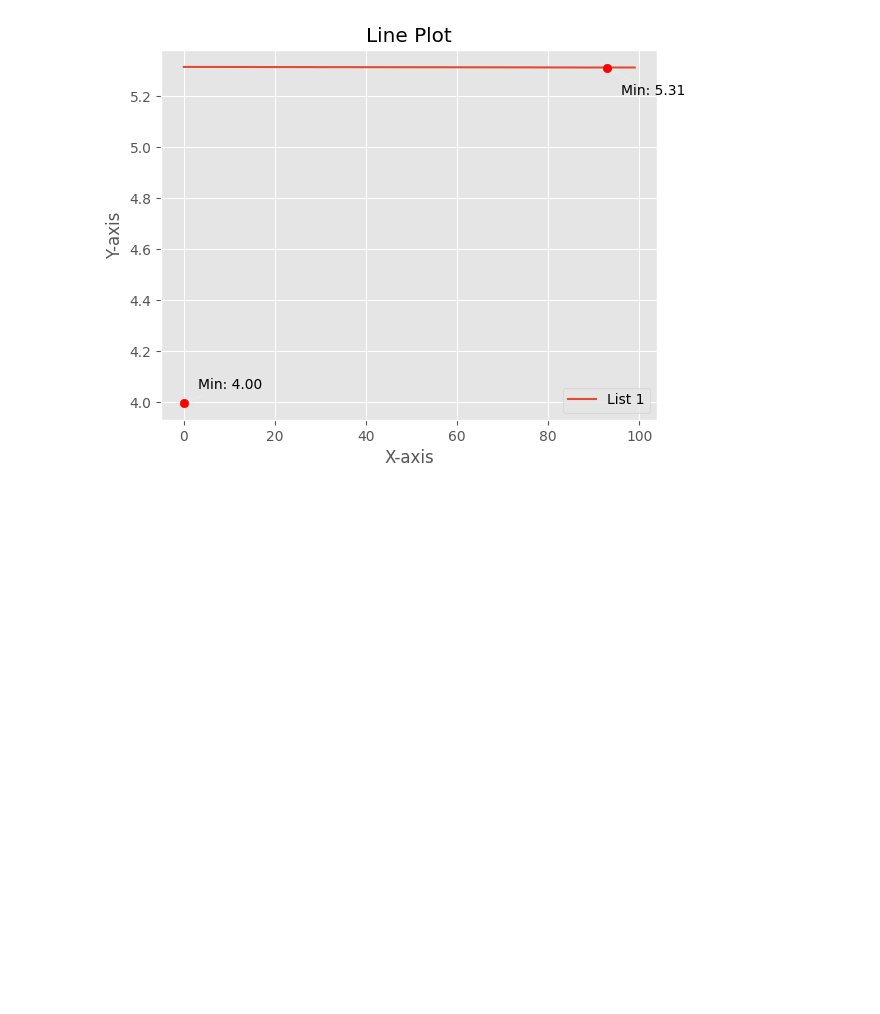
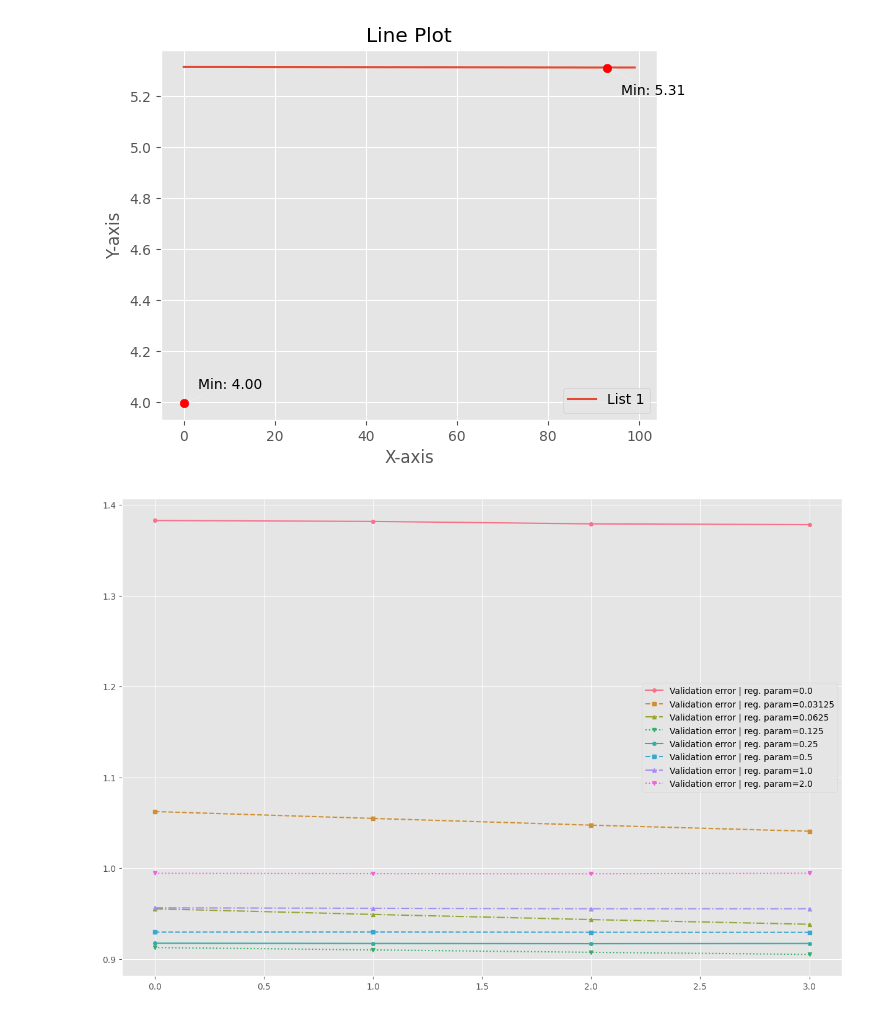
Before and after one commit to MarcoC1796/recommender-systems-thesis, a Jupyter notebook: LatentFactorWithMovieDataset.ipynb, the cells around one changed output. Drawn from its saved outputs; the diff is of its cells as text; code cells hidden in the pictures; blank space fills up the shorter version.

```diff
--- a/LatentFactorWithMovieDataset.ipynb
+++ b/LatentFactorWithMovieDataset.ipynb
@@ -326,0 +568,49 @@ plt.show()
+# %%
+reg_list = np.append(0, np.logspace(base=2,start=-5,stop=1,num=7))
+train_errors_result = []
+val_errors_result = []
+models = []
+
+pbar = tqdm(reg_list)
+for reg_strength in pbar:
+  pbar.set_description(f"Current Reg: {reg_strength} | Progress")
+  model = LatentFactorsCollaborativeFiltering(R.shape[0], R.shape[1])
+  train_errors, val_errors = model.fit(train_interactions=train_val_set,
+                                       validation_interactions=test_set,
+                                       num_factors=50,
+                                       epochs=20,
+                                       batch_size=512,
+                                       learning_rate=1e-2,
+                                       reg_strength=reg_strength)
+  train_errors_result.append(train_errors)
+  val_errors_result.append(val_errors)
+  models.append(model)
+# %%
+plt.figure(figsize=(15, 10))
+
+biases = True
+
+# Define a list of line styles, markers, and colors
+line_styles = ['-', '--', '-.', ':']
+markers = ['o', 's', '^', 'v']
+colors = sns.color_palette('husl', len(reg_list))
+
+for idx, (num_factors, train_errors, val_errors) in enumerate(zip(reg_list, train_errors_result, val_errors_result)):
+    list1 = train_errors
+    list2 = val_errors
+    # Choose a distinct line style, marker, and color for each line
+    line_style = line_styles[idx % len(line_styles)]
+    marker = markers[idx % len(markers)]
+    color = colors[idx % len(colors)]
+
+    # Plotting the lists with distinct line style, marker, and color
+    #plt.plot(list1[-4:], label=f'Training error | reg. param={num_factors}', linestyle=line_style, marker=marker, color=color,markersize=4)
+    plt.plot(list2[-4:], label=f'Validation error | reg. param={num_factors}', linestyle=line_style, marker=marker, color=color, markersize=4)
+
+# Move the legend outside the plot area
+# bbox_to_anchor=(1.02, 0.5), loc='center left'
+plt.legend()
+
+plt.show()
+# %% [output]
+[figure, added]
```
Also changed, not shown: parts of 7 cells of this notebook.
